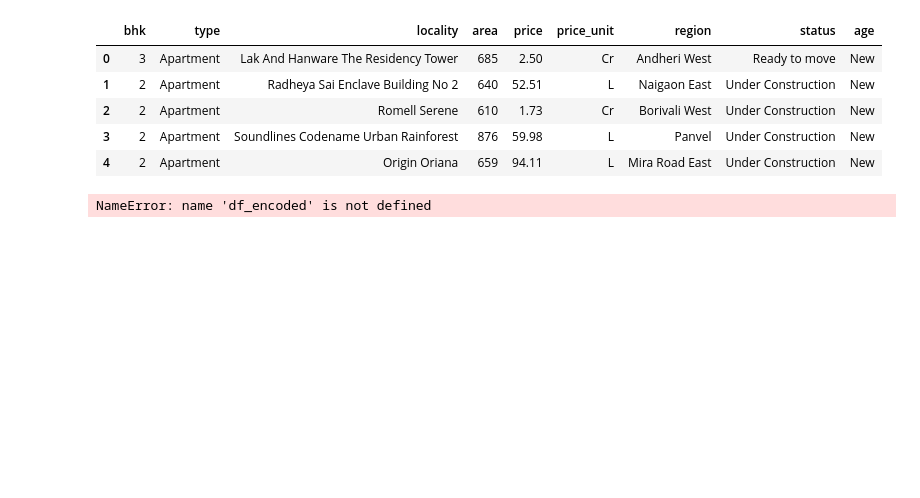
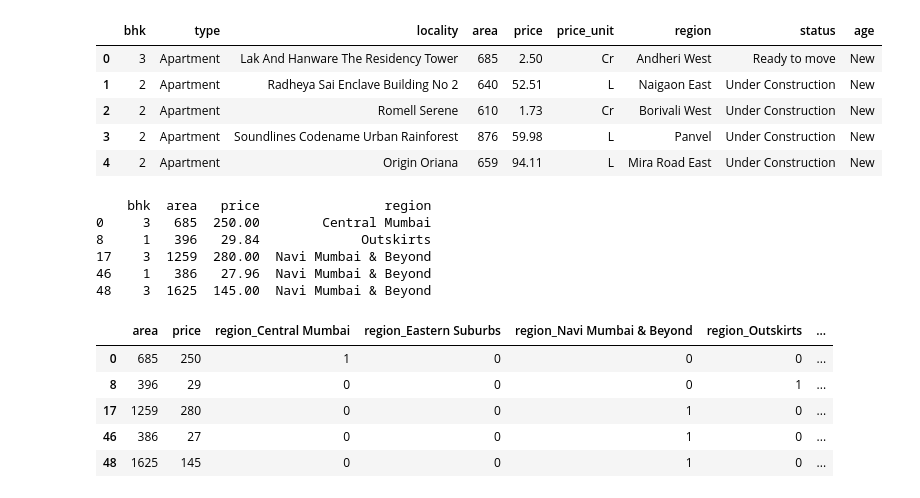
Before and after one commit to XlaSh9914/l3pp-ai-ml, a Jupyter notebook: 2.Flask_site/model/house-price-prediction.ipynb, the cells around one changed output. Cells and saved outputs as stored; diff of their text form; code cells hidden in the pictures; blank space fills up the shorter version.

```diff
--- a/2.Flask_site/model/house-price-prediction.ipynb
+++ b/2.Flask_site/model/house-price-prediction.ipynb
@@ -18,29 +18,39 @@ data.head()
 # %%
 data = data[data['type'] == 'Apartment']
 data = data[data['status'] == 'Ready to move']
+data = data[data['bhk'] <= 3]
 data.drop_duplicates(inplace=True)
 data.loc[data['price_unit'] == 'Cr', 'price'] *= 100
-data.drop(columns=['price_unit'], inplace=True)
+data.drop(columns=['price_unit', 'status', 'age', 'locality', 'type'], inplace=True)
+
 data.loc[data['region'].isin(['Andheri West', 'Andheri East', 'Santacruz East', 'Santacruz West', 'Mahim', 'Prabhadevi', 'Dadar West', 'Dadar East', 'Wadala', 'Lower Parel', 'Byculla', 'Marine Lines', 'Mazagaon', 'Worli', 'Churchgate', 'Kamathipura', 'Peddar Road', 'Shahapur', 'Babulnath Road', 'Malabar Hill', 'Tardeo', 'Girgaon', 'Cuffe Parade', 'Napeansea Road', 'Nalasopara East', 'Juhu', 'Powai']), 'region'] = 'Central Mumbai'
-
 data.loc[data['region'].isin(['Bandra West', 'Bandra East', 'Borivali West', 'Borivali East', 'Kandivali West', 'Kandivali East', 'Malad West', 'Malad East', 'Sion', 'Goregaon West', 'Goregaon East', 'Versova', 'Vile Parle West', 'Vile Parle East', 'Andheri West', 'Andheri East']), 'region'] = 'Western Suburbs'
-
 data.loc[data['region'].isin(['Ghatkopar West', 'Ghatkopar East', 'Kurla', 'Kurla East', 'Chembur', 'Bhandup East', 'Bhandup West', 'Mira Road', 'Mulund East', 'Mulund West', 'Kanjurmarg', 'Vikhroli East', 'Vikhroli West', 'Kalyan East', 'Kalyan West', 'Vasind', 'Navi Mumbai', 'Goregaon West', 'Vasai East', 'Kamothe']), 'region'] = 'Eastern Suburbs'
-
 data.loc[data['region'].isin(['Navi Mumbai', 'Taloja', 'Ulwe', 'Kharghar', 'Panvel', 'Seawoods', 'Khopoli', 'Dombivli', 'Boisar', 'Tardeo', 'Vasai', 'Ghansoli', 'Koparkhairane', 'Airoli', 'Kharghar', 'Vashi', 'Sanpada']), 'region'] = 'Navi Mumbai & Beyond'
-
 data.loc[data['region'].isin(['Badlapur', 'Badlapur East', 'Badlapur West', 'Nerul', 'Sector 21 Nerul', 'Dahisar', 'Vasai West', 'Sector 14 Vashi', 'Nalasopara West', 'Virar East', 'Virar West', 'Karjat', 'Shil Phata', 'Ambarnath', 'Ulhasnagar', 'Bhayandar East', 'Bhayandar West', 'Sewri', 'Mumbra', 'Taloje', 'Rasayani', 'Saphale', 'Kasheli', 'Uran', 'Palava', 'Vichumbe', 'Dombivali', 'Virar', 'Thane West', 'Mira Road East', 'Ambernath East']), 'region'] = 'Outskirts'
-
 data = data[data['region'].isin(['Central Mumbai', 'Western Suburbs', 'Eastern Suburbs', 'Navi Mumbai & Beyond', 'Outskirts'])]
 
-# df_encoded = pd.get_dummies(data, columns=['region'], prefix='region')
-# df_encoded = df_encoded.astype(int, errors='ignore')
+df_encoded = pd.get_dummies(data, columns=['region'], prefix='region')
+df_encoded = pd.get_dummies(df_encoded, columns=['bhk'], prefix='bhk')
+df_encoded = df_encoded.astype(int, errors='ignore')
 
 data.to_csv('Mumbai_Filtered_Data.csv')
+print(data.head())
 
-# df_encoded.head()
+df_encoded.head()
 # %% [output]
-NameError: name 'df_encoded' is not defined
+    bhk  area   price                region
+0     3   685  250.00        Central Mumbai
+8     1   396   29.84             Outskirts
+17    3  1259  280.00  Navi Mumbai & Beyond
+46    1   386   27.96  Navi Mumbai & Beyond
+48    3  1625  145.00  Navi Mumbai & Beyond
+|  | area | price | region_Central Mumbai | region_Eastern Suburbs | region_Navi Mumbai & Beyond | region_Outskirts | ... |
+| 0 | 685 | 250 | 1 | 0 | 0 | 0 | ... |
+| 8 | 396 | 29 | 0 | 0 | 0 | 1 | ... |
+| 17 | 1259 | 280 | 0 | 0 | 1 | 0 | ... |
+| 46 | 386 | 27 | 0 | 0 | 1 | 0 | ... |
+| 48 | 1625 | 145 | 0 | 0 | 1 | 0 | ... |
 # %%
 dataX = data['price']
 dataY = data['area']
```
Also changed, not shown: parts of 4 cells of this notebook, 1 other file.
